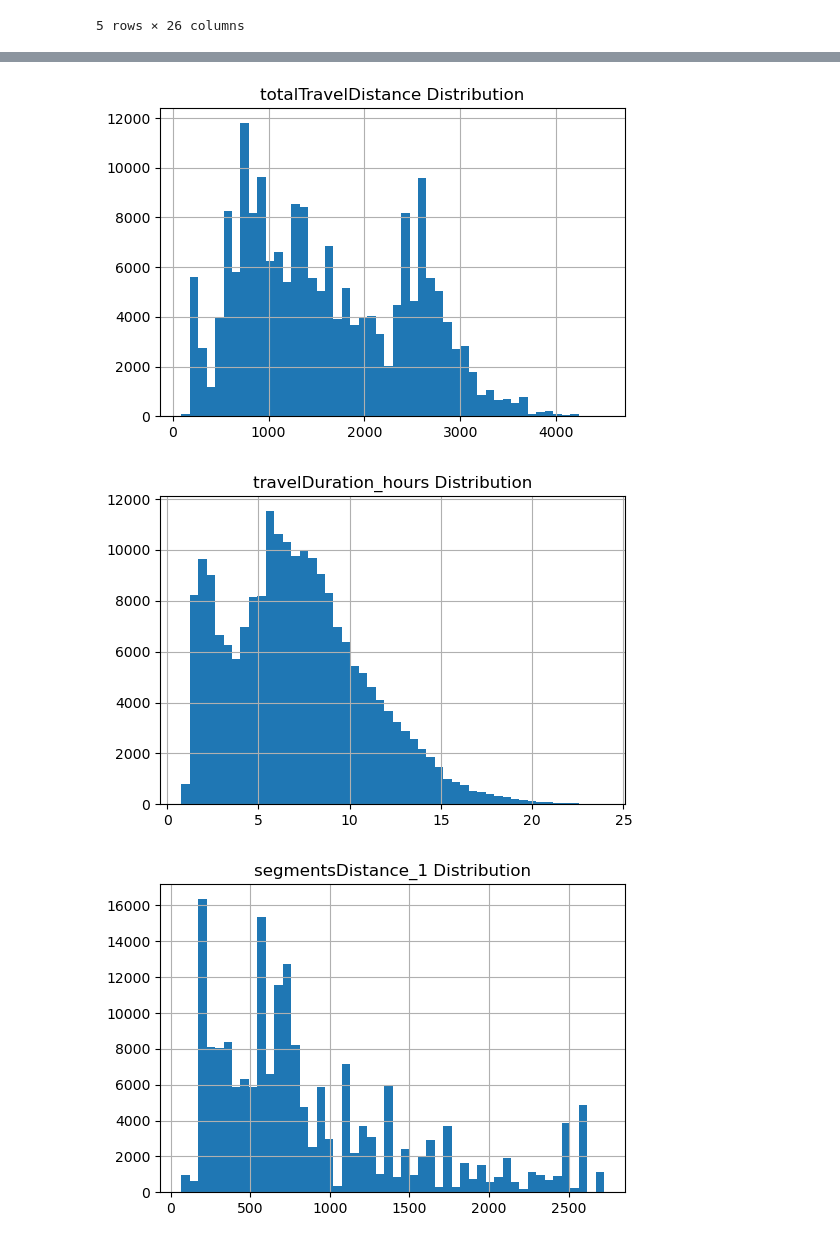
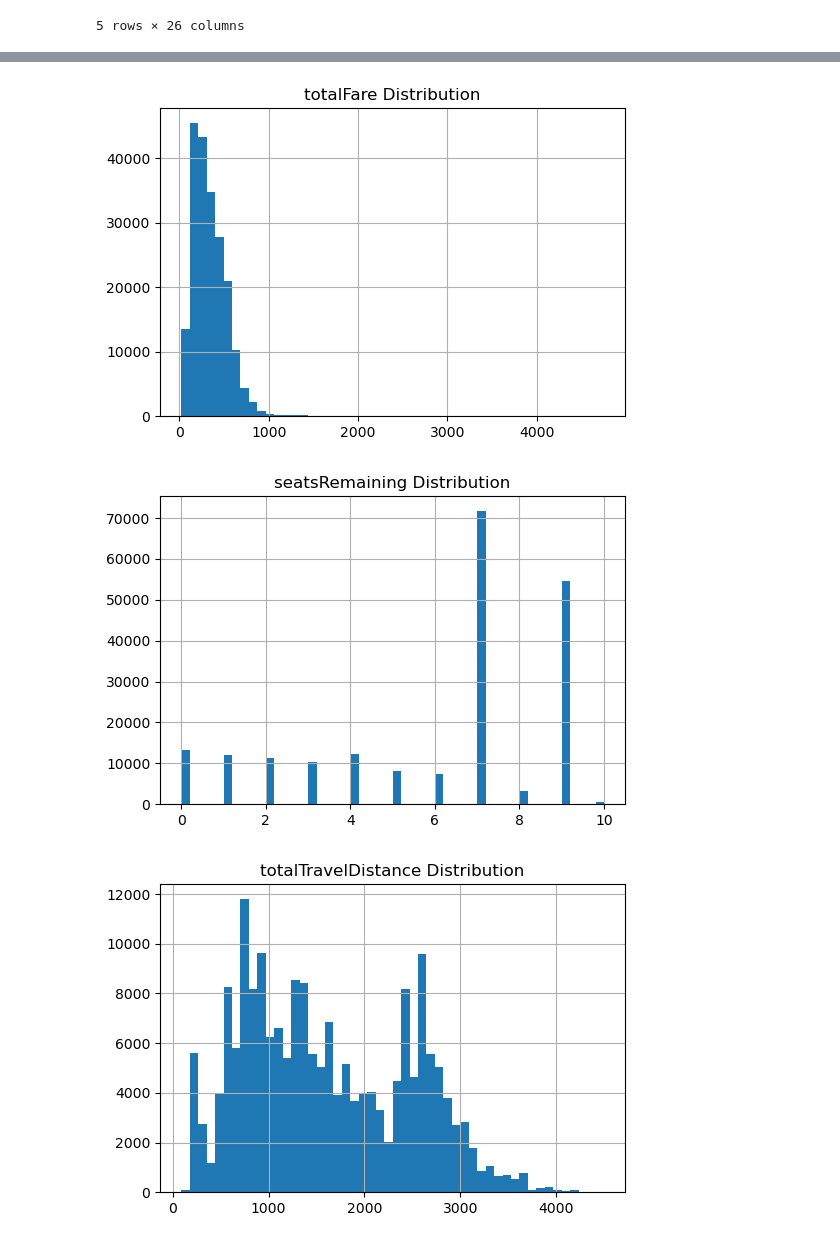
Before and after one commit to andreavreug/Airline-Fare-Prediction, a Jupyter notebook: Pricing_Analysis.ipynb, the cells around one changed output, grey strips where cells are left out. Cells and saved outputs as stored; diff of their text form; code cells hidden in the pictures.

Commit message:
Binned departure and arrival times, updated numerical bins

```diff
--- a/Pricing_Analysis.ipynb
+++ b/Pricing_Analysis.ipynb
@@ -15,7 +15,7 @@ import seaborn as sns
 import re
 
 # Load dataset in folder Data
-df = pd.read_csv('data/processed_data.csv')
+df = pd.read_csv('../data/processed_data.csv')
 df.head()
 
 # keep only 20% of rows
@@ -480,0 +487,31 @@ data.head()
+# %%
+# ------ Bining ---------
+
+def bin_columns(df):
+    # Make sure hours are numeric
+    df['departure_hour'] = pd.to_numeric(df['departure_hour'], errors='coerce')
+    df['arrival_hour'] = pd.to_numeric(df['arrival_hour'], errors='coerce')
+
+    # Define bins edges and labels
+    bins = [-1, 10, 12, 18, 23]  # Morning, Midday, Afternoon, Night
+    labels = ['Morning', 'Midday', 'Afternoon', 'Night']
+
+    # Bin departure and arrival hours
+    df['itineraryDeparture_time_bin'] = pd.cut(df['departure_hour'], bins=bins, labels=labels)
+    df['itineraryArrival_time_bin'] = pd.cut(df['arrival_hour'], bins=bins, labels=labels)
+
+    # Other bins
+    df['seatsRemaining_bin'] = pd.cut(df['seatsRemaining'], bins=[-1, 2, 5, 10], labels=['1-2', '3-5', '6-10'])
+
+    df['travelDuration_hours_bin'] = pd.cut(df['travelDuration_hours'],
+                                            bins=[-1, 3, 6, 12, float('inf')],
+                                            labels=['<3h', '3-6h', '6-12h', '>12h'])
+
+    df['totalTravelDistance_bin'] = pd.cut(df['totalTravelDistance'],
+                                           bins=[-1, 500, 1000, 2000, float('inf')],
+                                           labels=['<500', '500-1000', '1000-2000', '2000+'])
+
+    return df
+
+# Apply the function
+data = bin_columns(data)
@@ -480,0 +528,3 @@ data.head()
+# %%
+# ----- Dropping intermediary columns --------
+data = data.drop(columns=['departure_hour', 'arrival_hour'])
@@ -560,11 +601,10 @@ bin_columns(data)
 # ------ Transformations --------
 # %%
 # ----- Checking for skewness of the numerical columns ------
-num_cols = ['totalFare', 'totalTravelDistance', 'travelDuration_hours',
-            'segmentsDistance_1', 'segmentsDistance_2', 'segmentsDurationInSeconds_1']
+numerical_cols = data.select_dtypes(include=['int64', 'float64']).columns.tolist()
 
 # Plot histograms
-for col in num_cols:
+for col in numerical_cols:
     plt.figure(figsize=(6,4))
     data[col].hist(bins=50)
     plt.title(f'{col} Distribution')
@@ -574,3 +614,3 @@ for col in num_cols:
-[figure, old version]
+[figure, new version]
-[figure, old version]
+[figure, new version]
-[figure, old version]
+[figure, new version]
```
Also changed, not shown: parts of 16 cells of this notebook, 1 other file.
